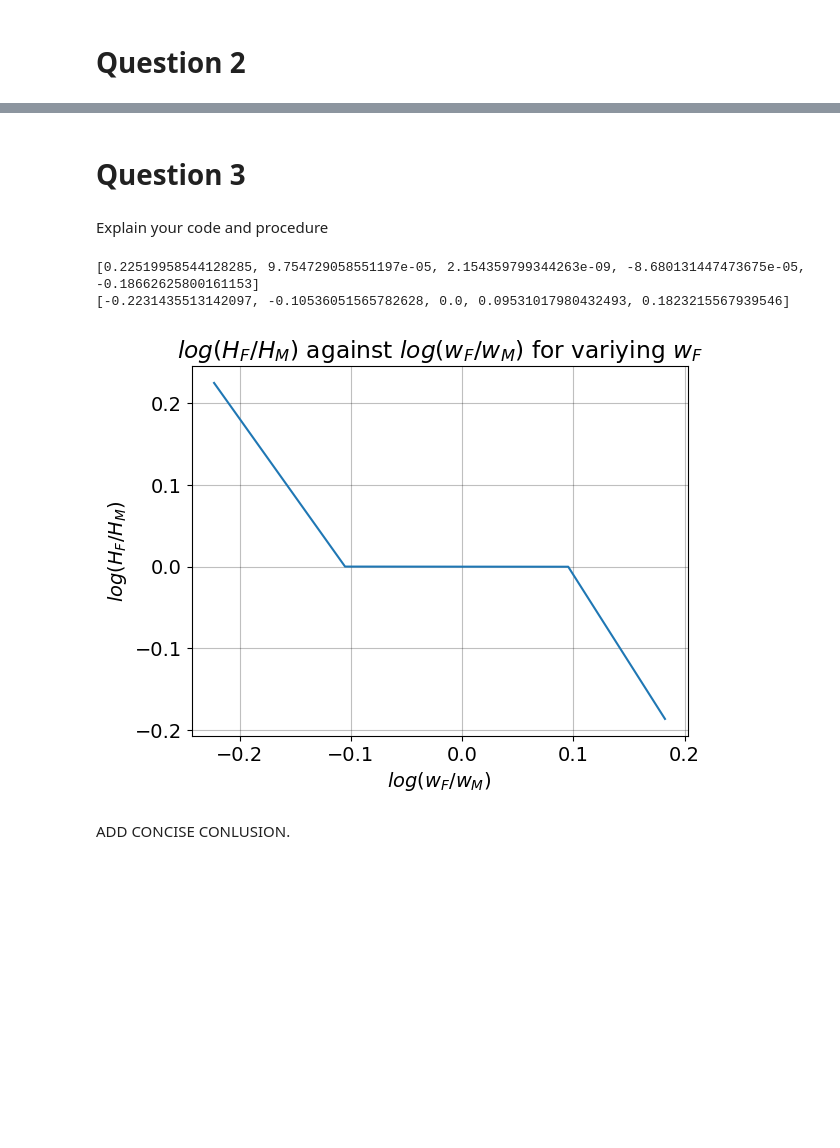
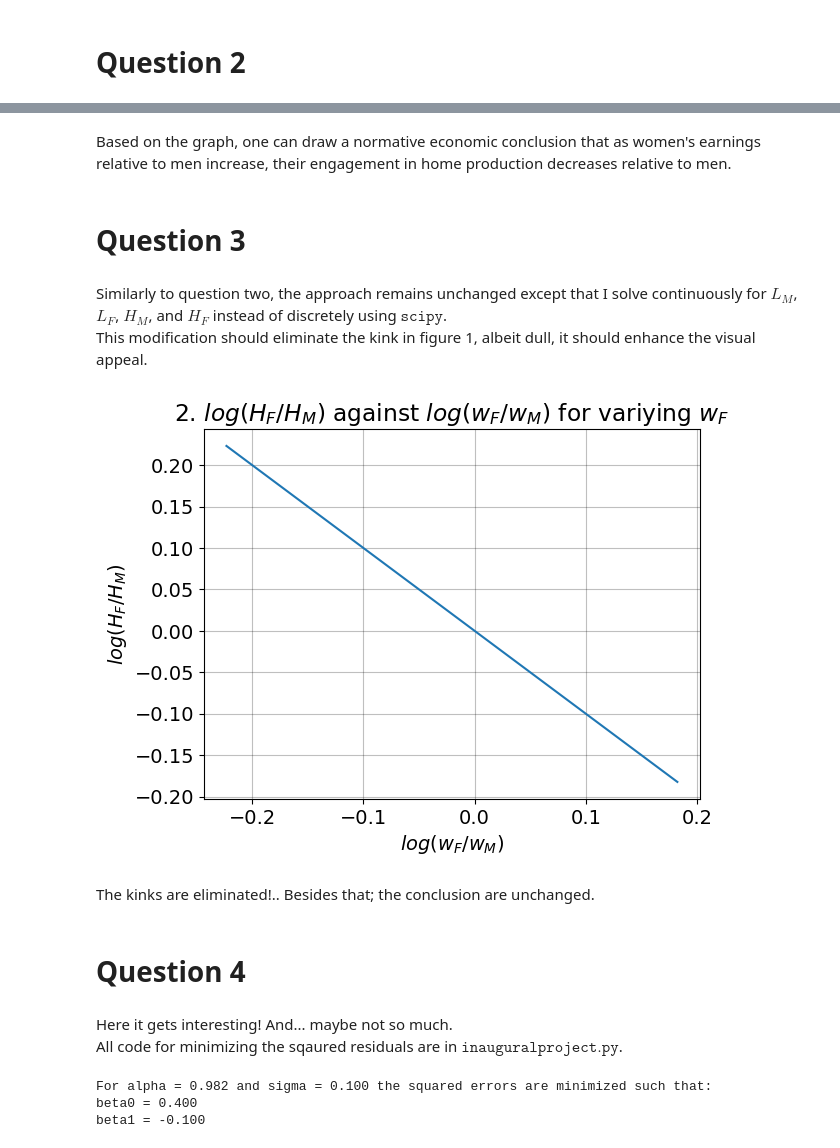
Before and after one commit to NumEconCopenhagen/projects-2023-jts, a Jupyter notebook: inauguralproject/inauguralproject.ipynb, the cells around one changed output, grey strips where cells are left out. Drawn from its saved outputs; the diff is of its cells as text; code cells hidden in the pictures; blank space fills up the shorter version.

```diff
--- a/inauguralproject/inauguralproject.ipynb
+++ b/inauguralproject/inauguralproject.ipynb
@@ -108,11 +139,15 @@ ax.set_ylabel('$log(H_F/H_M)$');
+# %% [markdown]
+Based on the graph, one can draw a normative economic conclusion that as women's earnings relative to men increase, their engagement in home production decreases relative to men.
 # %% [markdown]
 # Question 3
-# %% [markdown]
-Explain your code and procedure
+# %% [markdown]
+Similarly to question two, the approach remains unchanged except that I solve continuously for $L_M$, $L_F$, $H_M$, and $H_F$ instead of discretely using $\texttt{scipy}$.
+<br>
+This modification should eliminate the kink in figure 1, albeit dull, it should enhance the visual appeal.
 # %%
 model = HouseholdSpecializationModelClass()
 
-# calculate list of log(HF/HM) and log(wF/wM)
+# empty list for log(HF/HM) and log(wF/wM)
 c_log_HF_HM_list = []
 c_log_wF_wM_list = []
 
@@ -125,24 +160,37 @@ for wF in model.par.wF_vec:
     c_log_wF_wM_list.append(c_log_wF_wM)
 
 
-print(c_log_HF_HM_list)
-print(c_log_wF_wM_list)
+#print(c_log_HF_HM_list)
+#print(c_log_wF_wM_list)
-# %% [output]
-[0.22519958544128285, 9.754729058551197e-05, 2.154359799344263e-09, -8.680131447473675e-05, -0.18662625800161153]
-[-0.2231435513142097, -0.10536051565782628, 0.0, 0.09531017980432493, 0.1823215567939546]
 # %%
 # figure
 fig = plt.figure()
 
 # plot
 ax = fig.add_subplot(1,1,1)
 
 ax.plot(c_log_wF_wM_list,c_log_HF_HM_list)
 
-ax.set_title('$log(H_F/H_M)$ against $log(w_F/w_M)$ for variying $w_F$')
+ax.set_title('2. $log(H_F/H_M)$ against $log(w_F/w_M)$ for variying $w_F$')
 ax.set_xlabel('$log(w_F/w_M)$')
 ax.set_ylabel('$log(H_F/H_M)$');
 # %% [output]
-[figure, old version]
+[figure, new version]
-# %% [markdown]
-ADD CONCISE CONLUSION.
+# %% [markdown]
+The kinks are eliminated!.. Besides that; the conclusion are unchanged.
+# %% [markdown]
+# Question 4
+# %% [markdown]
+Here it gets interesting! And... maybe not so much.
+<br>
+All code for minimizing the sqaured residuals are in $\texttt{inauguralproject.py}$.
+# %%
+model.estimate()
+
+print(f"For alpha = {model.sol.alpha:.3f} and sigma = {model.sol.sigma:.3f} the squared errors are minimized such that:\n\
+beta0 = {model.sol.beta0:.3f}\n\
+beta1 = {model.sol.beta1:.3f}")
+# %% [output]
+For alpha = 0.982 and sigma = 0.100 the squared errors are minimized such that:
+beta0 = 0.400
+beta1 = -0.100
```
Also changed, not shown: parts of 18 cells of this notebook, 1 other file.
